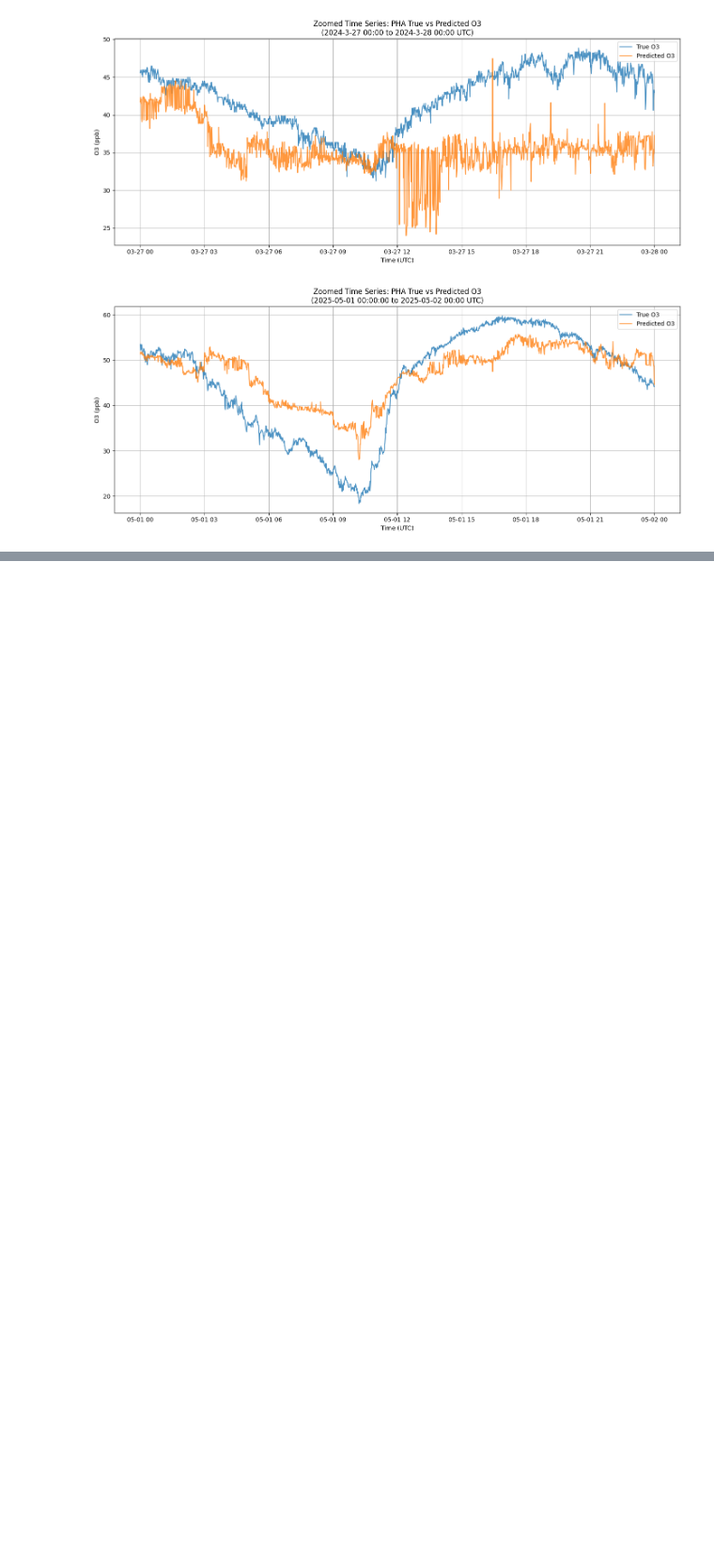
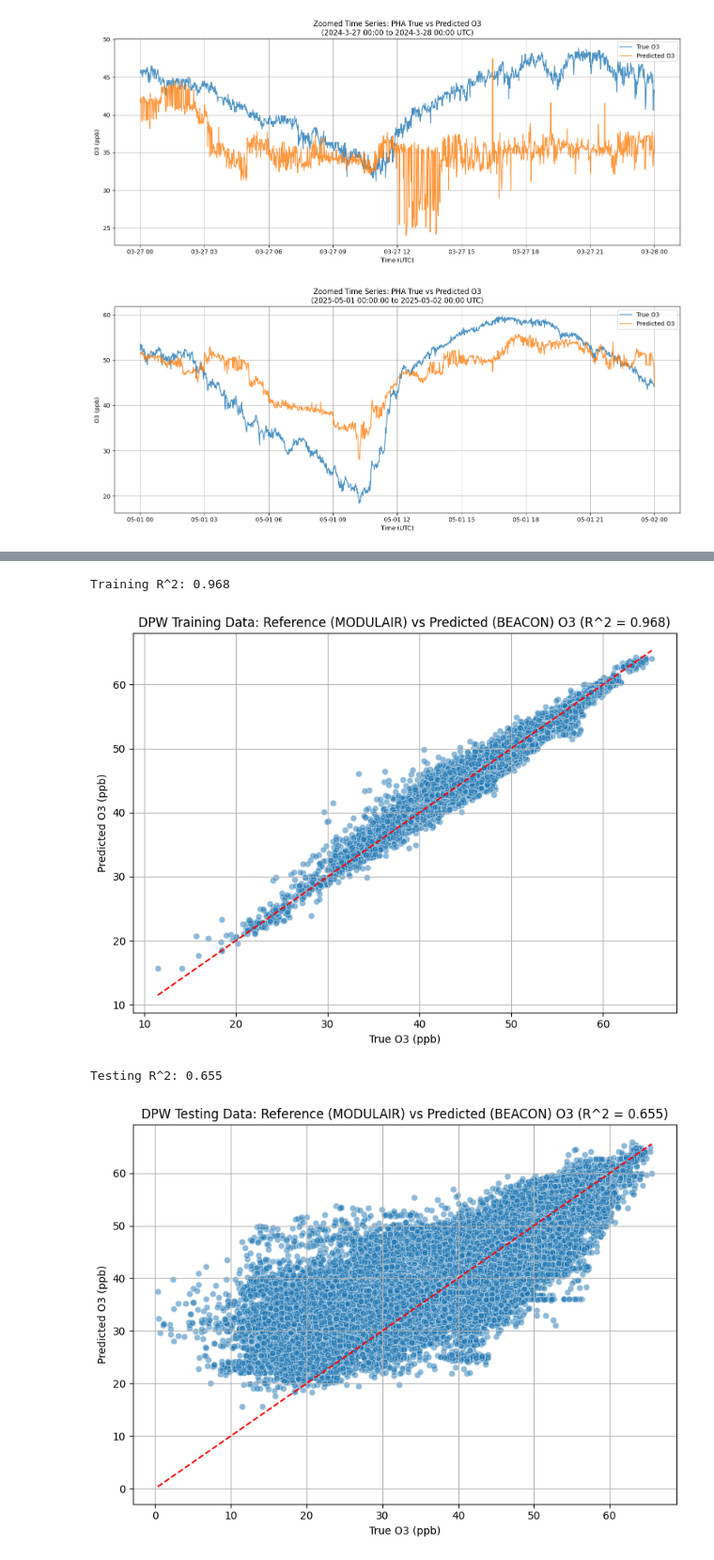
Before and after one commit to jacklardner/beacon-to-modulair-ozone, a Jupyter notebook: models.ipynb, the cells around one changed output, grey strips where cells are left out. Shown at 94% size. Saved outputs shown, nothing was run; the diff lists cells and outputs as text; code cells hidden in the pictures; blank space fills up the shorter version.

```diff
--- a/models.ipynb
+++ b/models.ipynb
@@ -236,0 +239,3 @@ plt.show()
+# %%
+dpw_training_df = pd.read_csv("data/dpw_training_data.csv")
+dpw_testing_df = pd.read_csv("data/dpw_testing_data.csv")
@@ -236,0 +251,5 @@ plt.show()
+# %%
+dpw_testing_df["datetime_utc"] = pd.to_datetime(dpw_testing_df["datetime_utc"])
+dpw_testing_df["hour"] = dpw_testing_df["datetime_utc"].dt.hour
+
+dpw_testing_df.head()
@@ -236,0 +263,45 @@ plt.show()
+# %%
+X_train = dpw_training_df[features]
+y_train = dpw_training_df[target]
+
+model = xgb.XGBRegressor(objective="reg:squarederror", random_state=42)
+model.fit(X_train, y_train)
+
+y_train_pred = model.predict(X_train)
+
+
+r2_train = r2_score(y_train, y_train_pred)
+print(f"Training R^2: {r2_train:.3f}")
+
+plt.figure(figsize=(8, 6))
+sns.scatterplot(x=y_train, y=y_train_pred, alpha=0.5)
+plt.plot([y_train.min(), y_train.max()], [y_train.min(), y_train.max()], "r--")
+plt.xlabel("True O3 (ppb)")
+plt.ylabel("Predicted O3 (ppb)")
+plt.title(f"DPW Training Data: Reference (MODULAIR) vs Predicted (BEACON) O3 (R^2 = {r2_train:.3f})")
+plt.grid(True)
+plt.tight_layout()
+plt.show()
+
+X_test = dpw_testing_df[features]
+y_test = dpw_testing_df[target]
+
+y_test_pred = model.predict(X_test)
+
+r2_test = r2_score(y_test, y_test_pred)
+print(f"Testing R^2: {r2_test:.3f}")
+
+plt.figure(figsize=(8, 6))
+sns.scatterplot(x=y_test, y=y_test_pred, alpha=0.5)
+plt.plot([y_test.min(), y_test.max()], [y_test.min(), y_test.max()], "r--")
+plt.xlabel("True O3 (ppb)")
+plt.ylabel("Predicted O3 (ppb)")
+plt.title(f"DPW Testing Data: Reference (MODULAIR) vs Predicted (BEACON) O3 (R^2 = {r2_test:.3f})")
+plt.grid(True)
+plt.tight_layout()
+plt.show()
+# %% [output]
+Training R^2: 0.968
+[figure, added]
+Testing R^2: 0.655
+[figure, added]
```
Also changed, not shown: parts of 6 cells of this notebook, 4 other files.
